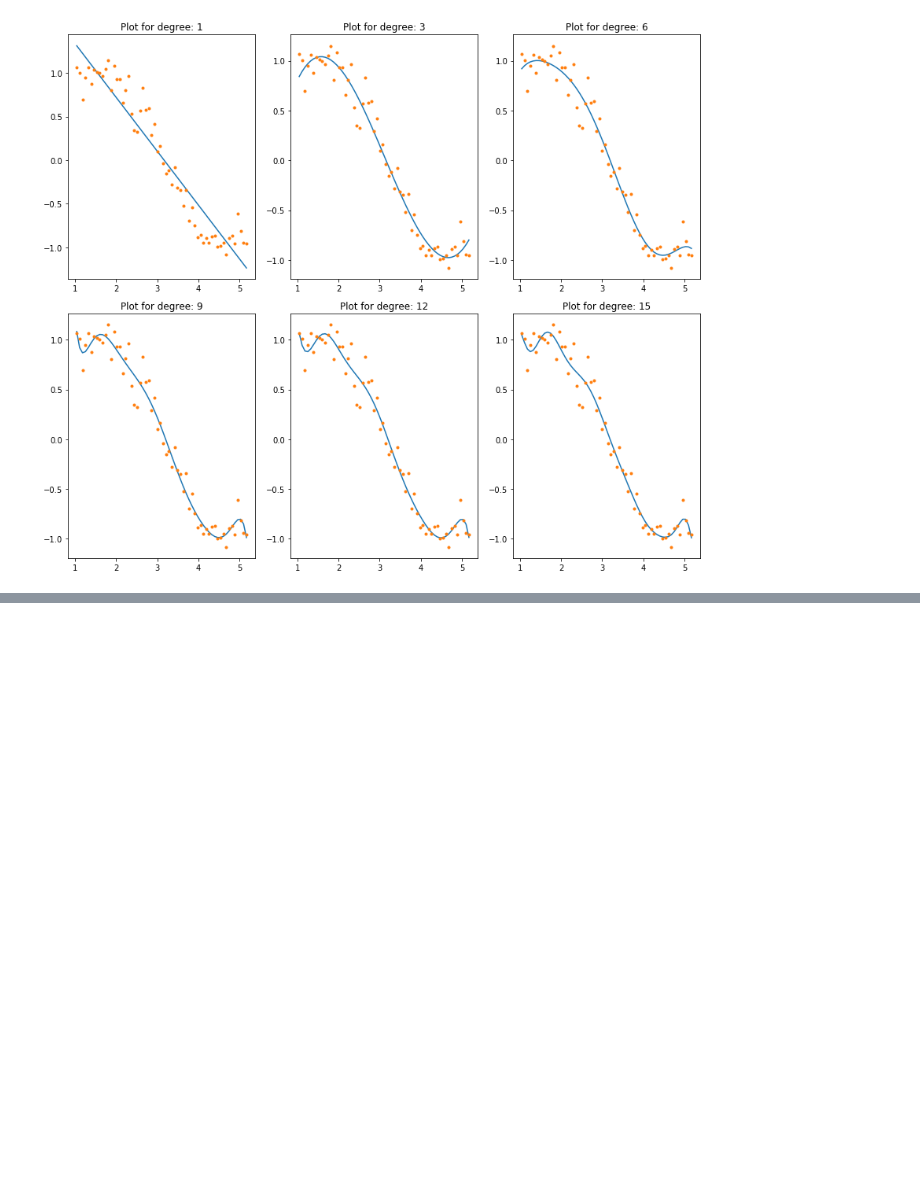
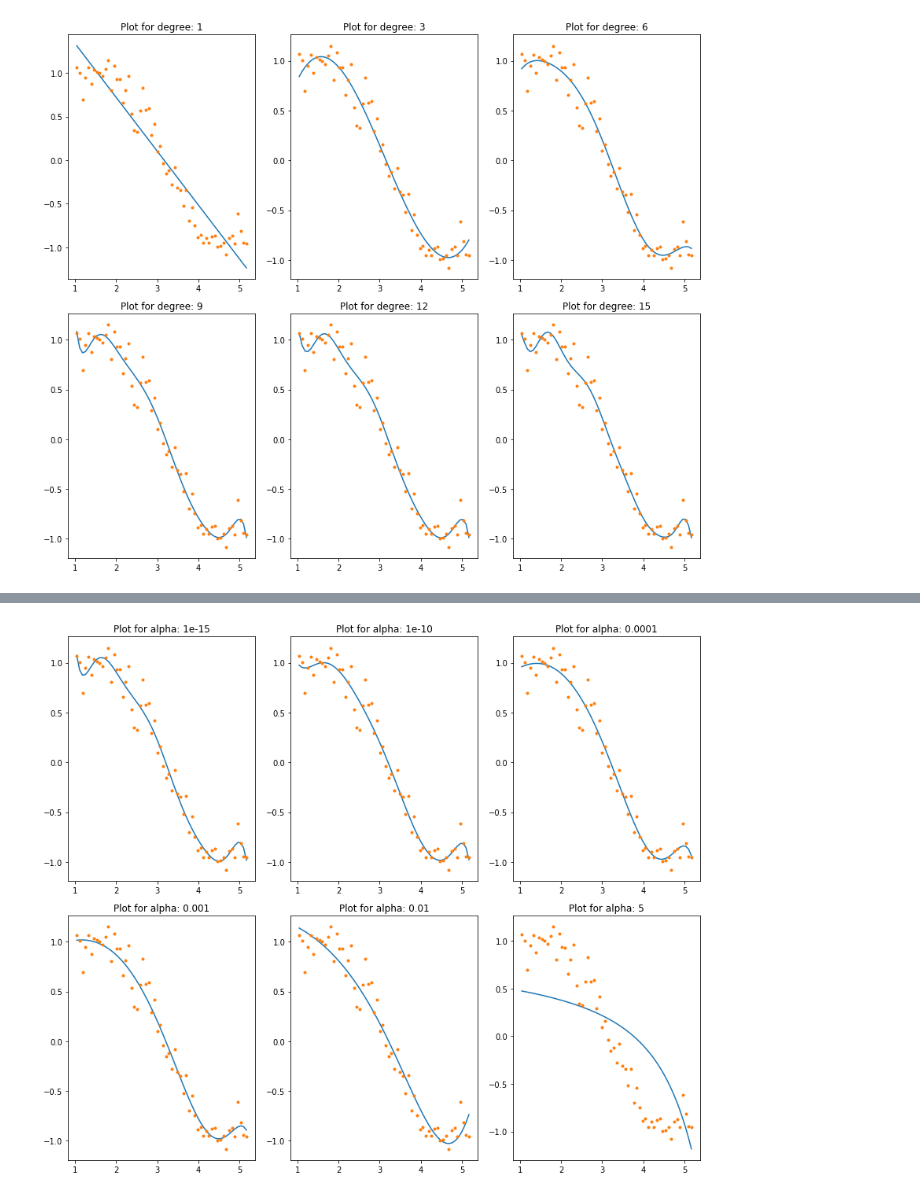
Before and after one commit to joei1994/ML-Projects, a Jupyter notebook: tutorial/ridge_lasso.ipynb, the cells around one changed output, grey strips where cells are left out. Drawn from its saved outputs; the diff is of its cells as text; code cells hidden in the pictures; blank space fills up the shorter version.

```diff
--- a/tutorial/ridge_lasso.ipynb
+++ b/tutorial/ridge_lasso.ipynb
@@ -28,6 +31,7 @@ plt.scatter(data["x"], data['y'])
 [figure]
 # %%
 #next, I train 15 polynomial regressions with the degree from 1 to 15 and look at their coefficients
+rcParams['figure.figsize'] = 12, 10
 from sklearn.linear_model import LinearRegression
 from sklearn.metrics import mean_squared_error
 for i in range(2, 16):
@@ -93,3 +97,46 @@ df
 # %%
 #see? as model complexity increase the magnitudes of each coefficient are also increase
 #So... If you want to reduce model complexity you need you minimize the model's coeffients
+# %%
+#next, let's train Ridge Regression model
+
+#Ridge Regression regularize model by adding sum of squared coefficients to objective function that model try to minimize
+#like this, Objective = RSS + a(sum of squared coefficients)
+#parameter 'a' is used to control the weight between (minimize RSS or 'sum of squared cofficients')
+#a = 0 means you are not try to minimize  coefficient magnitudes (like LinearRegression)
+#a = ∞ means you only minimize coefficient magnitudes. so, this makes all coefficents 0 ()
+
+from sklearn.linear_model import Ridge
+features = ['x'] + ['x_%d'%i for i in range(2, 16)]
+
+def ridge_regression(a, models_to_plot):
+    ridge_reg = Ridge(alpha = a, normalize=True)
+    ridge_reg.fit(data[features], data['y'])
+    y_pred = ridge_reg.predict(data[features])
+
+    if alpha in models_to_plot:
+        plt.subplot(models_to_plot[a])
+        plt.tight_layout()
+        plt.plot(data['x'],y_pred)
+        plt.plot(data['x'],data['y'],'.')
+        plt.title('Plot for alpha: %.3g'%a)
+
+
+    rss = sum((data['y'] - y_pred)**2)
+    result = [rss]
+    result.extend([ridge_reg.intercept_])
+    result.extend(ridge_reg.coef_)
+    return result
+
+models_to_plot = {1e-15:231, 1e-10:232, 1e-4:233, 1e-3:234, 1e-2:235, 5:236}
+alpha_ridge = [1e-15, 1e-10, 1e-8, 1e-4, 1e-3,1e-2, 1, 5, 10, 20]
+
+col = ['rss', 'intercept'] + features
+ind = ['model_%.2g'%alpha for alpha in alpha_ridge]
+coef_df = pd.DataFrame(index = ind, columns = col)
+
+for i, alpha in enumerate(alpha_ridge):
+    result = ridge_regression(alpha, models_to_plot)
+    coef_df.iloc[i,:] = result
+# %% [output]
+[figure, added]
```
Also changed, not shown: parts of 9 cells of this notebook.
